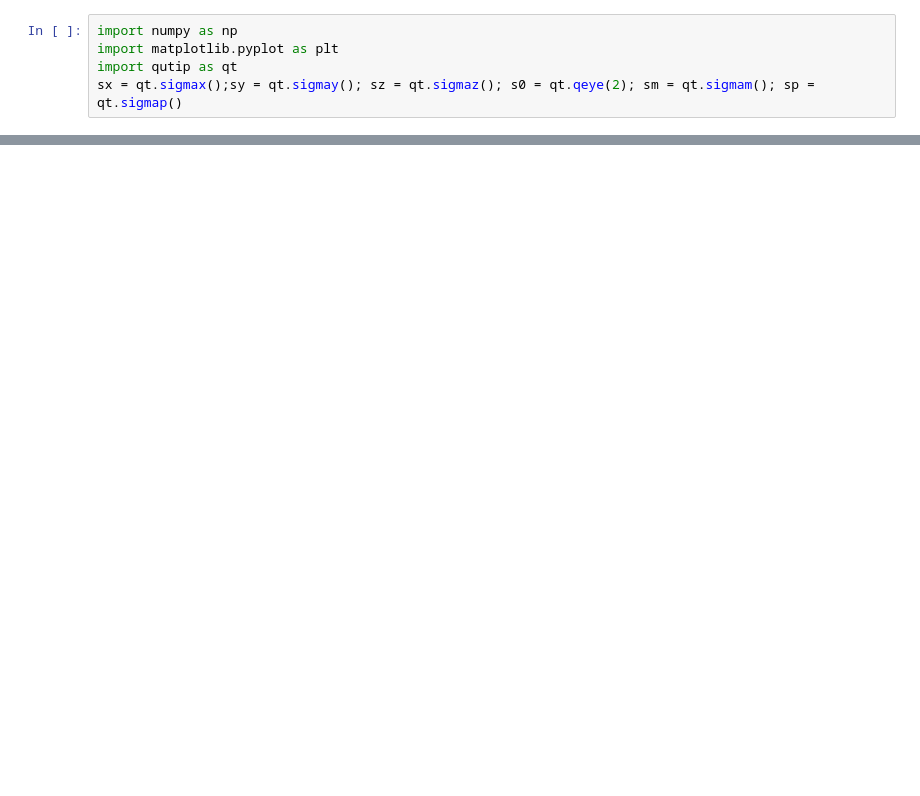
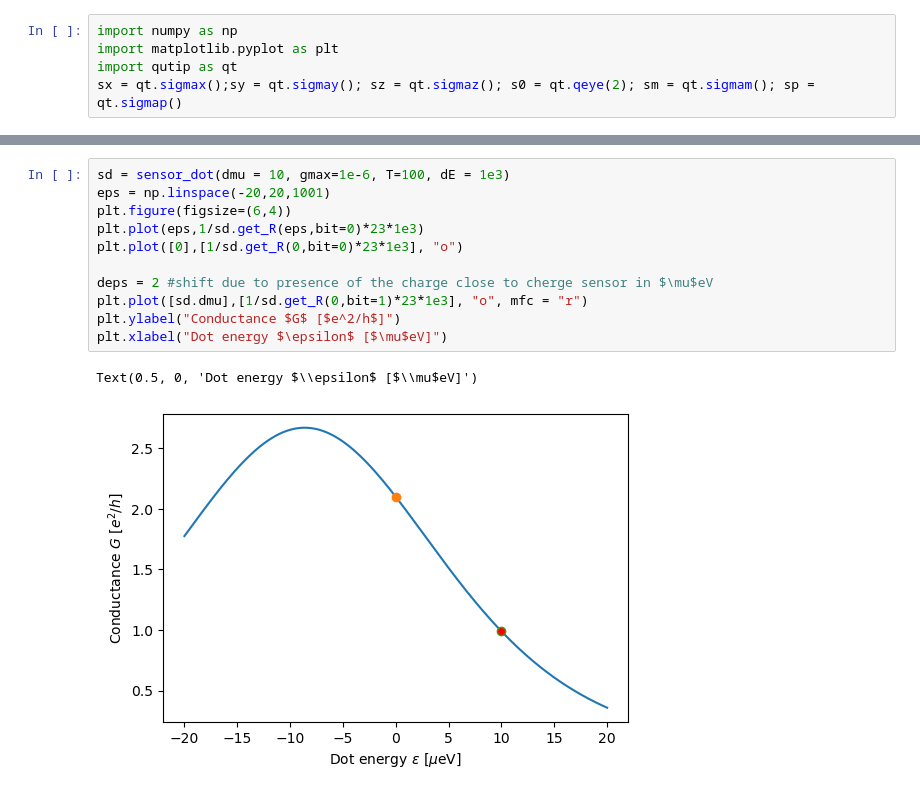
Before and after one commit to quantumJAK/Bayesian-measurment, a Jupyter notebook: Code/Reflectometry signal.ipynb, the cells around one changed output, grey strips where cells are left out. Saved outputs shown, nothing was run; the diff lists cells and outputs as text; blank space fills up the shorter version.

```diff
--- a/Code/Reflectometry signal.ipynb
+++ b/Code/Reflectometry signal.ipynb
@@ -86,0 +77,14 @@ class rlc_ode():
+# %%
+sd = sensor_dot(dmu = 10, gmax=1e-6, T=100, dE = 1e3)
+eps = np.linspace(-20,20,1001)
+plt.figure(figsize=(6,4))
+plt.plot(eps,1/sd.get_R(eps,bit=0)*23*1e3)
+plt.plot([0],[1/sd.get_R(0,bit=0)*23*1e3], "o")
+
+deps = 2 #shift due to presence of the charge close to cherge sensor in $\mu$eV
+plt.plot([sd.dmu],[1/sd.get_R(0,bit=1)*23*1e3], "o", mfc = "r")
+plt.ylabel("Conductance $G$ [$e^2/h$]")
+plt.xlabel("Dot energy $\epsilon$ [$\mu$eV]")
+# %% [output]
+Text(0.5, 0, 'Dot energy $\\epsilon$ [$\\mu$eV]')
+[figure, added]
```
Also changed, not shown: parts of 31 cells of this notebook, 1 other file.
